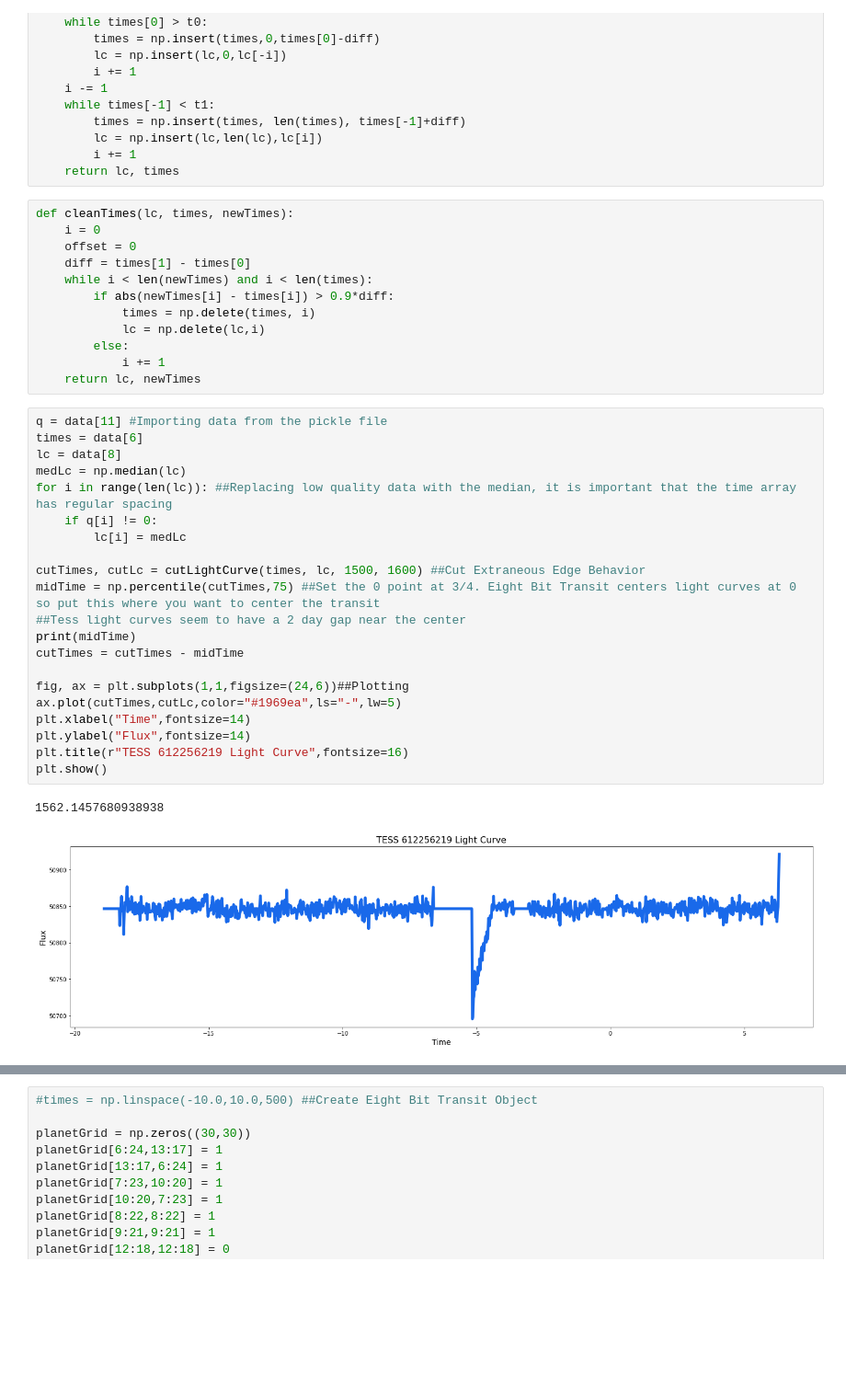
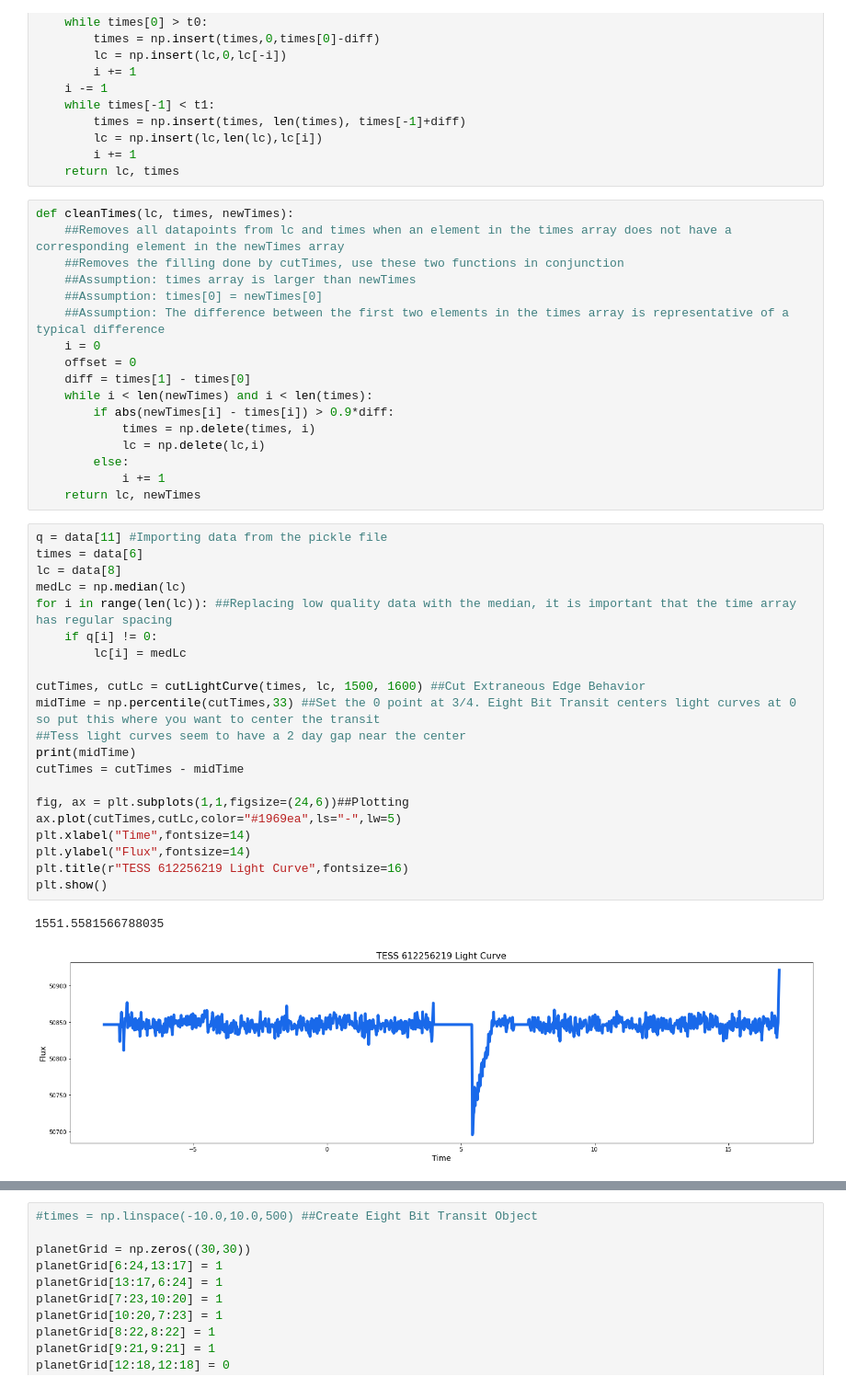
Before and after one commit to joshua-bromley/tessSignalInjection, a Jupyter notebook: lightCurveSums/injectNoise.ipynb, the cells around one changed output, grey strips where cells are left out. Shown at 92% size. Saved outputs shown, nothing was run; the diff lists cells and outputs as text; blank space fills up the shorter version.

```diff
--- a/lightCurveSums/injectNoise.ipynb
+++ b/lightCurveSums/injectNoise.ipynb
@@ -82,6 +82,11 @@ def duplicateLightCurve(lc,times,t0,t1):
     return lc, times
 # %%
 def cleanTimes(lc, times, newTimes):
+    ##Removes all datapoints from lc and times when an element in the times array does not have a corresponding element in the newTimes array
+    ##Removes the filling done by cutTimes, use these two functions in conjunction
+    ##Assumption: times array is larger than newTimes
+    ##Assumption: times[0] = newTimes[0]
+    ##Assumption: The difference between the first two elements in the times array is representative of a typical difference
     i = 0
     offset = 0
     diff = times[1] - times[0]
@@ -95,27 +100,27 @@ def cleanTimes(lc, times, newTimes):
 # %%
 q = data[11] #Importing data from the pickle file
 times = data[6]
 lc = data[8]
 medLc = np.median(lc)
 for i in range(len(lc)): ##Replacing low quality data with the median, it is important that the time array has regular spacing
     if q[i] != 0:
         lc[i] = medLc
 
 cutTimes, cutLc = cutLightCurve(times, lc, 1500, 1600) ##Cut Extraneous Edge Behavior
-midTime = np.percentile(cutTimes,75) ##Set the 0 point at 3/4. Eight Bit Transit centers light curves at 0 so put this where you want to center the transit
+midTime = np.percentile(cutTimes,33) ##Set the 0 point at 3/4. Eight Bit Transit centers light curves at 0 so put this where you want to center the transit
 ##Tess light curves seem to have a 2 day gap near the center
 print(midTime)
 cutTimes = cutTimes - midTime
 
 fig, ax = plt.subplots(1,1,figsize=(24,6))##Plotting
 ax.plot(cutTimes,cutLc,color="#1969ea",ls="-",lw=5)
 plt.xlabel("Time",fontsize=14)
 plt.ylabel("Flux",fontsize=14)
 plt.title(r"TESS 612256219 Light Curve",fontsize=16)
 plt.show()
 # %% [output]
-1562.1457680938938
+1551.5581566788035
-[figure, old version]
+[figure, new version]
 # %%
 maxlc = max(cutLc)##Normalize Light Curve
 normLc = cutLc/maxlc
```
Also changed, not shown: parts of 2 cells of this notebook, 1 other file.
